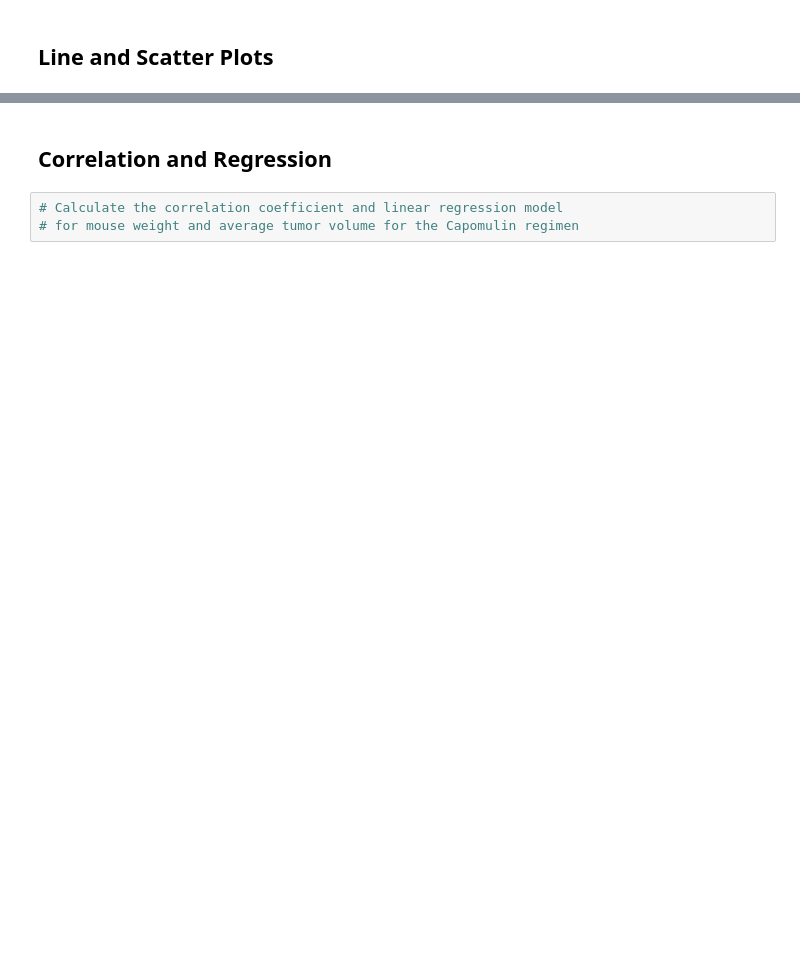
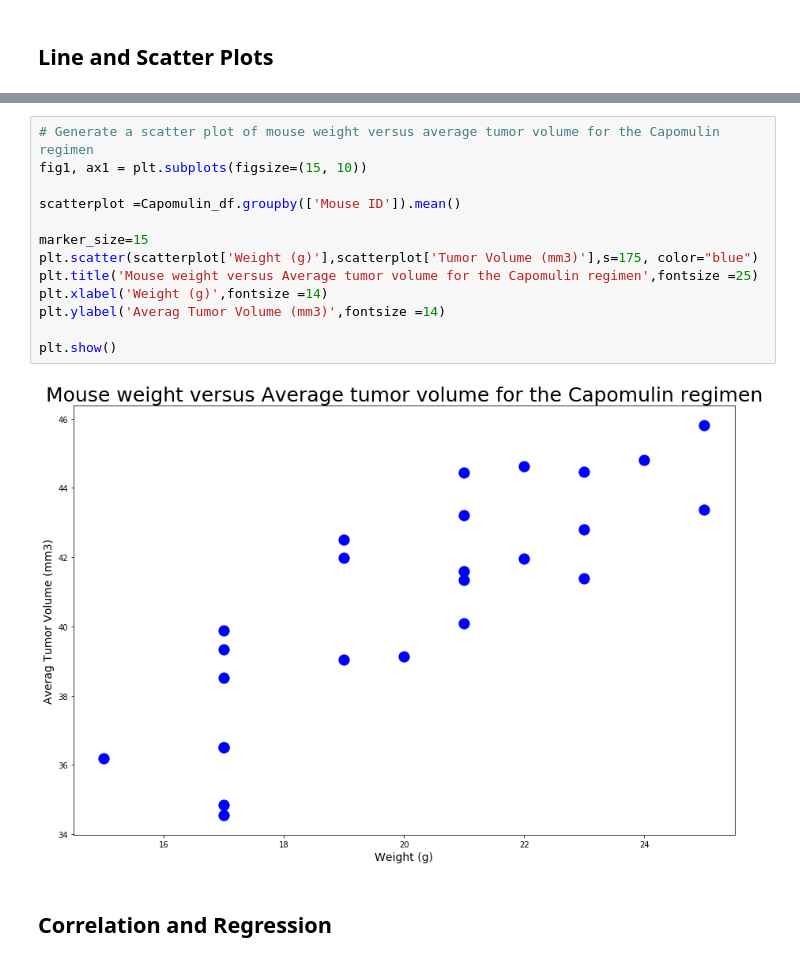
Before and after one commit to arvinseeva/matplotlib-challenge, a Jupyter notebook: pymaceuticals_starter.ipynb, the cells around one changed output, grey strips where cells are left out. Saved outputs shown, nothing was run; the diff lists cells and outputs as text; blank space fills up the shorter version.

```diff
--- a/pymaceuticals_starter.ipynb
+++ b/pymaceuticals_starter.ipynb
@@ -319,5 +403,17 @@ SyntaxError: invalid syntax (<ipython-input-1-a9855a503f81>, line 11)
+# %%
+# Generate a scatter plot of mouse weight versus average tumor volume for the Capomulin regimen
+fig1, ax1 = plt.subplots(figsize=(15, 10))
+
+scatterplot =Capomulin_df.groupby(['Mouse ID']).mean()
+
+marker_size=15
+plt.scatter(scatterplot['Weight (g)'],scatterplot['Tumor Volume (mm3)'],s=175, color="blue")
+plt.title('Mouse weight versus Average tumor volume for the Capomulin regimen',fontsize =25)
+plt.xlabel('Weight (g)',fontsize =14)
+plt.ylabel('Averag Tumor Volume (mm3)',fontsize =14)
+
+plt.show()
+# %% [output]
+[figure, added]
 # %% [markdown]
 ## Correlation and Regression
-# %%
-# Calculate the correlation coefficient and linear regression model
-# for mouse weight and average tumor volume for the Capomulin regimen
```
Also changed, not shown: parts of 17 cells of this notebook.
